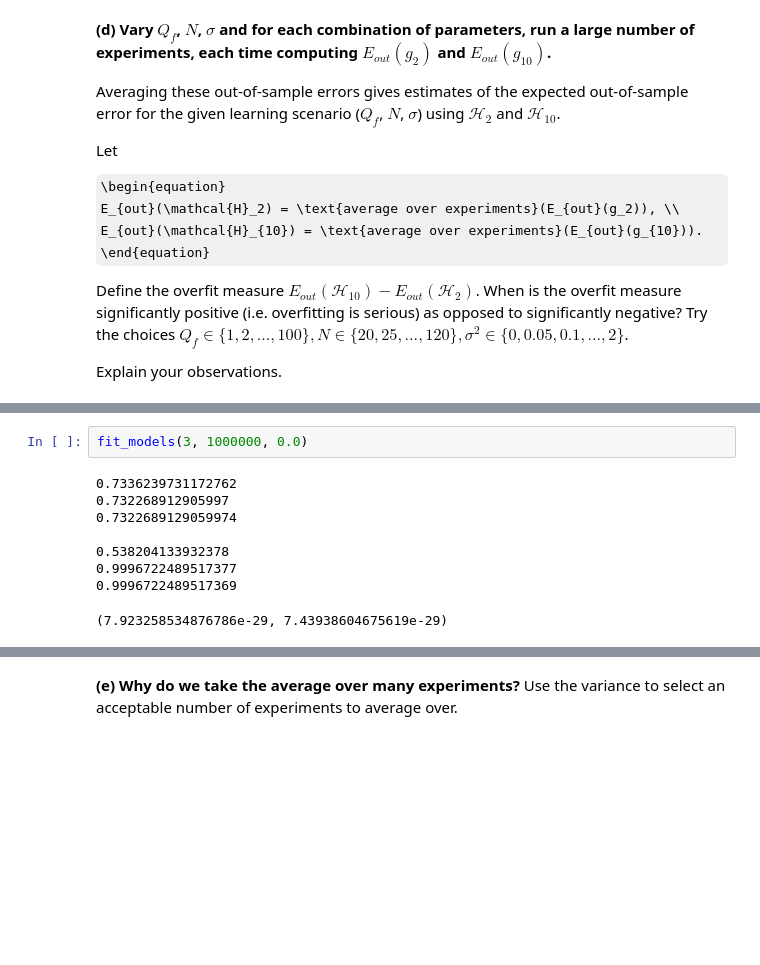
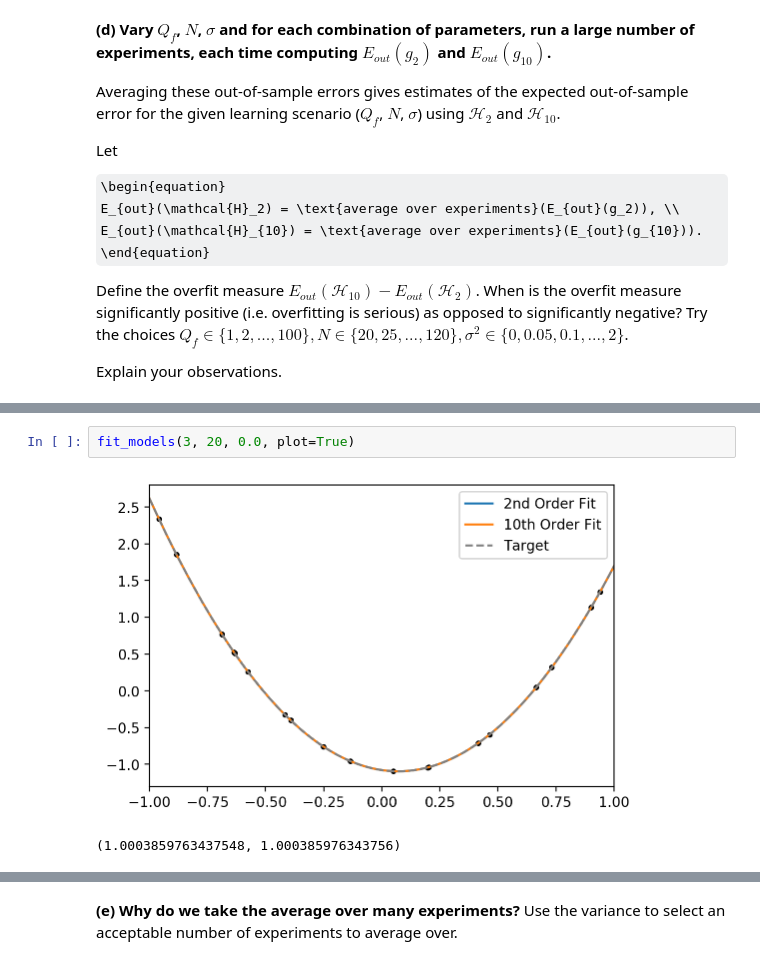
Before and after one commit to csteinmetz1/machine-learning, a Jupyter notebook: h2/h2.ipynb, the cells around one changed output, grey strips where cells are left out. Cells and saved outputs as stored; diff of their text form; some formulas as TeX source; blank space fills up the shorter version.

```diff
--- a/h2/h2.ipynb
+++ b/h2/h2.ipynb
@@ -173,11 +205,5 @@ def fit_models(Q_f, N, s):
 # %%
-fit_models(3, 1000000, 0.0)
+fit_models(3, 20, 0.0, plot=True)
 # %% [output]
+[figure, added]
-0.7336239731172762
-0.732268912905997
-0.7322689129059974
-
-0.538204133932378
-0.9996722489517377
-0.9996722489517369
+(1.0003859763437548, 1.000385976343756)
-(7.923258534876786e-29, 7.43938604675619e-29)
```
Also changed, not shown: parts of 21 cells of this notebook, 1 other file.
